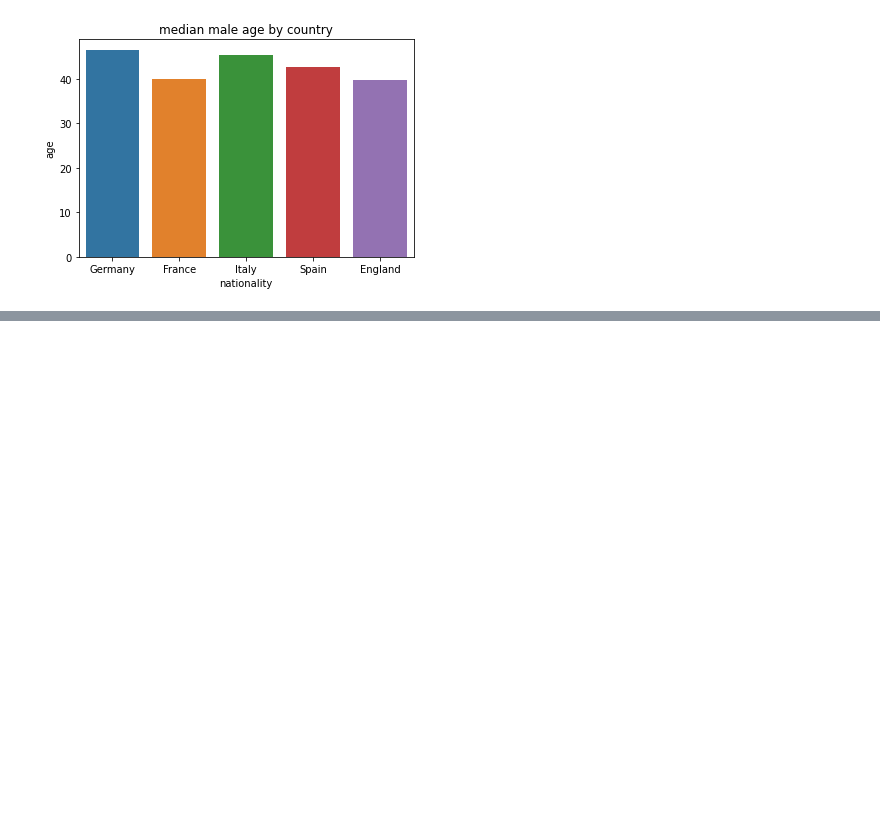
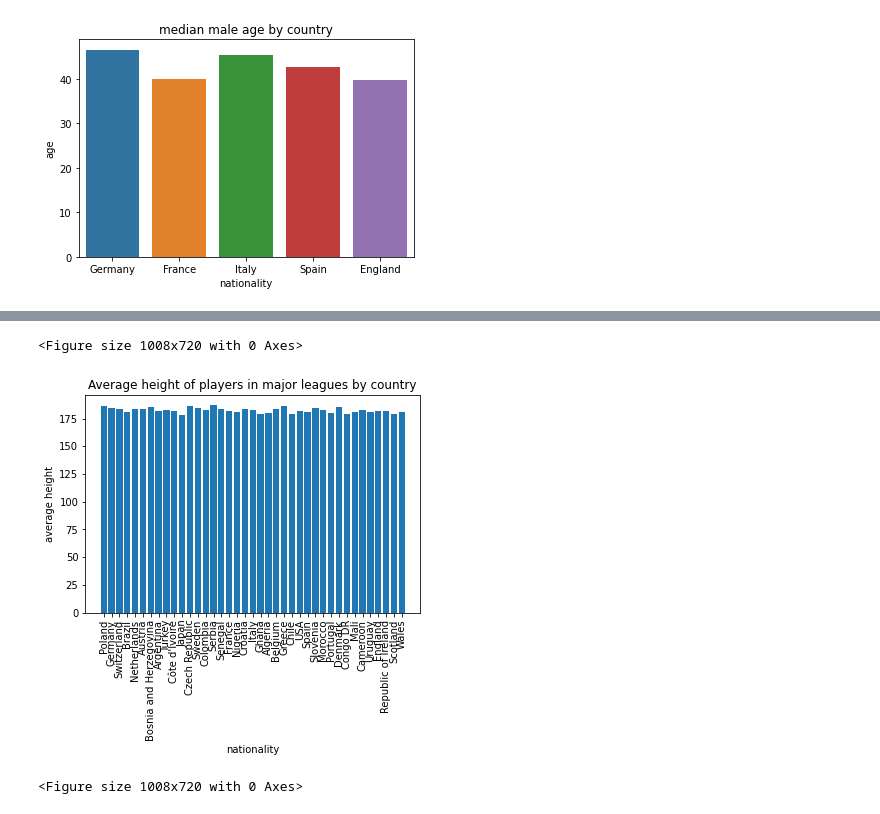
Before and after one commit to ffutera/sports-science, a Jupyter notebook: League Country Correlation Analysis.ipynb, the cells around one changed output, grey strips where cells are left out. Cells and saved outputs as stored; diff of their text form; code cells hidden in the pictures; blank space fills up the shorter version.

Commit message:
add further country analysis

```diff
--- a/League Country Correlation Analysis.ipynb
+++ b/League Country Correlation Analysis.ipynb
@@ -118,3 +118,13 @@ plt.title('median male age by country');
 # %% [output]
 [figure]
 [figure]
+# %%
+country_data = {}
+for country in player_data.nationality.unique():
+    temp = player_data[player_data['nationality'] == country]
+    average_height = round(temp.height.mean(),2)
+    average_weight = round(temp.weight.mean(),2)
+    average_age = round(temp.age.mean(),2)
+    print("{} has average height: {}, average weight {}, average age {}, for {} players".format(country, average_height, average_weight, average_age, len(temp)))
+    if len(temp) > 25:
+        country_data[country] = (average_height, average_weight, average_age)
@@ -120,0 +149,11 @@ plt.title('median male age by country');
+# %%
+plt.bar(list(country_data.keys()), list(map(lambda x: x[0], country_data.values())))
+plt.xticks(rotation = 90);
+plt.title("Average height of players in major leagues by country")
+plt.ylabel("average height")
+plt.xlabel("nationality")
+plt.figure(figsize=(14, 10));
+# %% [output]
+<Figure size 1008x720 with 0 Axes>
+[figure, added]
+<Figure size 1008x720 with 0 Axes>
```
Also changed, not shown: parts of 3 cells of this notebook.
